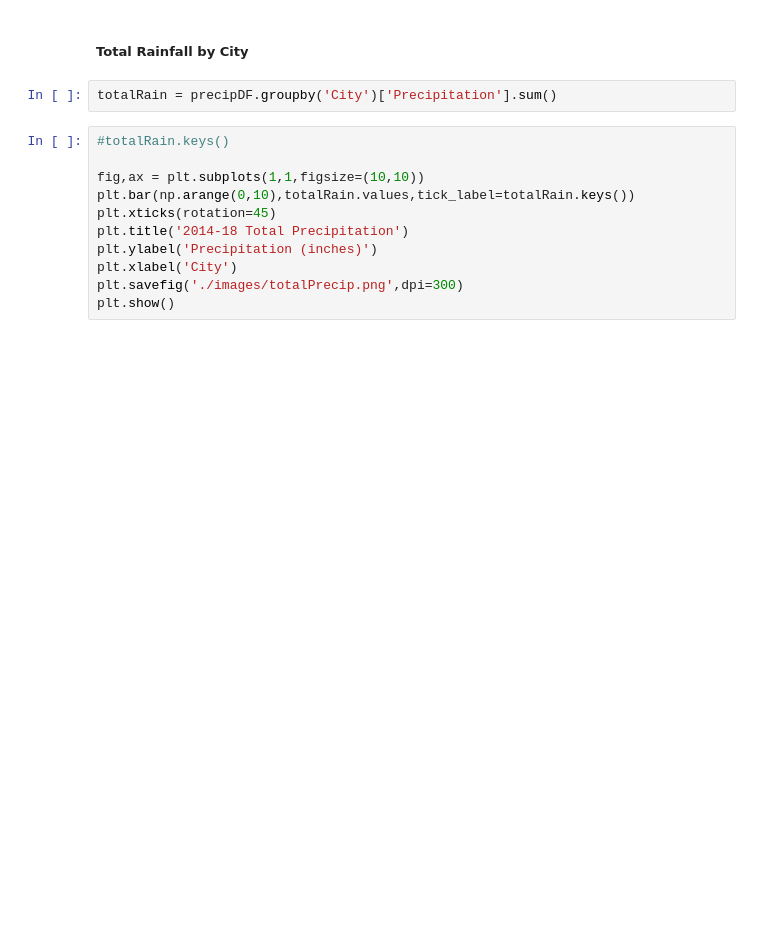
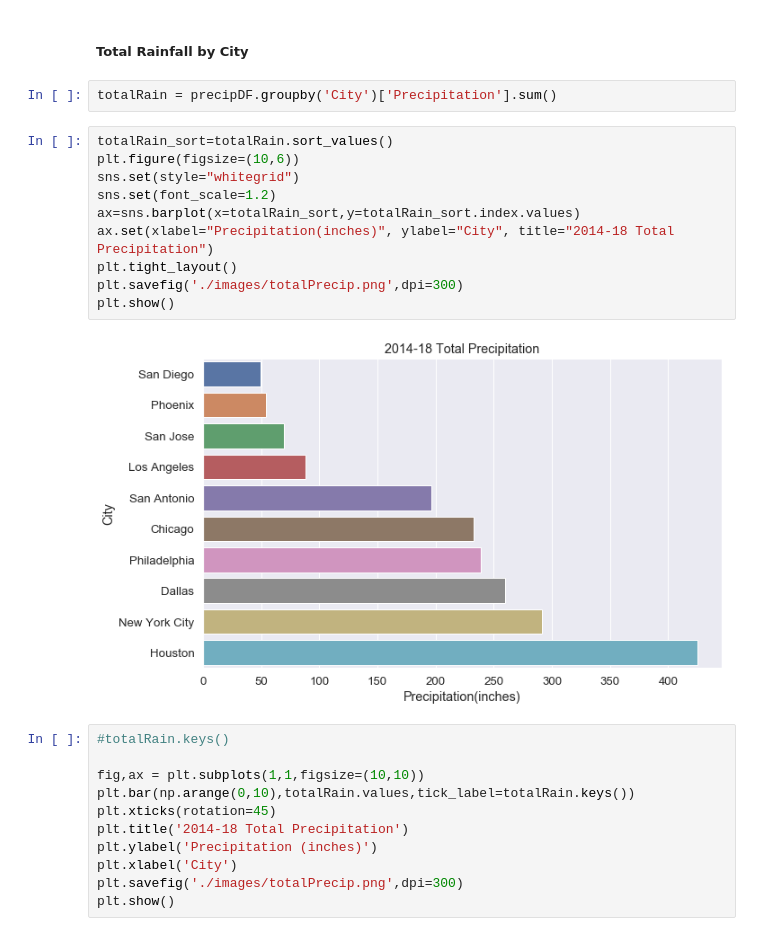
Before and after one commit to jpicca/ProjectOne, a Jupyter notebook: readAPIandFormatData.ipynb, the cells around one changed output. Saved outputs shown, nothing was run; the diff lists cells and outputs as text; blank space fills up the shorter version.

Commit message:
Added seaborn plot of total precipitation for each city

```diff
--- a/readAPIandFormatData.ipynb
+++ b/readAPIandFormatData.ipynb
@@ -338,6 +339,18 @@ masterDF.head()
 ##### Total Rainfall by City
 # %%
 totalRain = precipDF.groupby('City')['Precipitation'].sum()
+# %%
+totalRain_sort=totalRain.sort_values()
+plt.figure(figsize=(10,6))
+sns.set(style="whitegrid")
+sns.set(font_scale=1.2)
+ax=sns.barplot(x=totalRain_sort,y=totalRain_sort.index.values)
+ax.set(xlabel="Precipitation(inches)", ylabel="City", title="2014-18 Total Precipitation")
+plt.tight_layout()
+plt.savefig('./images/totalPrecip.png',dpi=300)
+plt.show()
+# %% [output]
+[figure, added]
 # %%
 #totalRain.keys()
 
```
Also changed, not shown: parts of 1 cell of this notebook, 2 other files.
